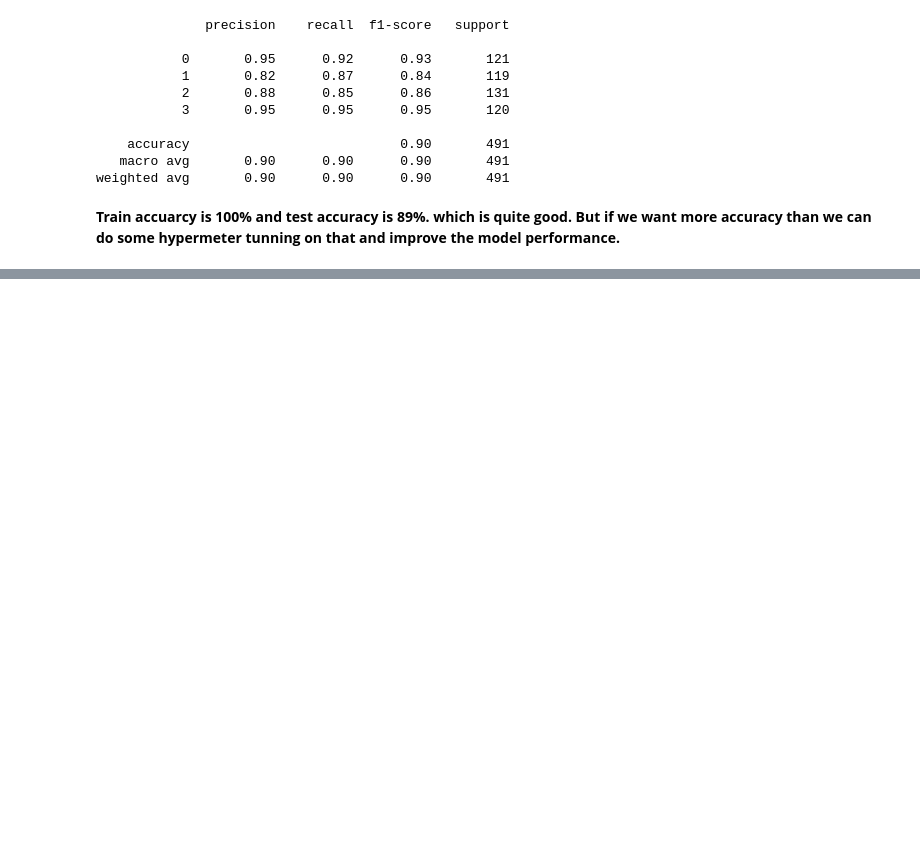
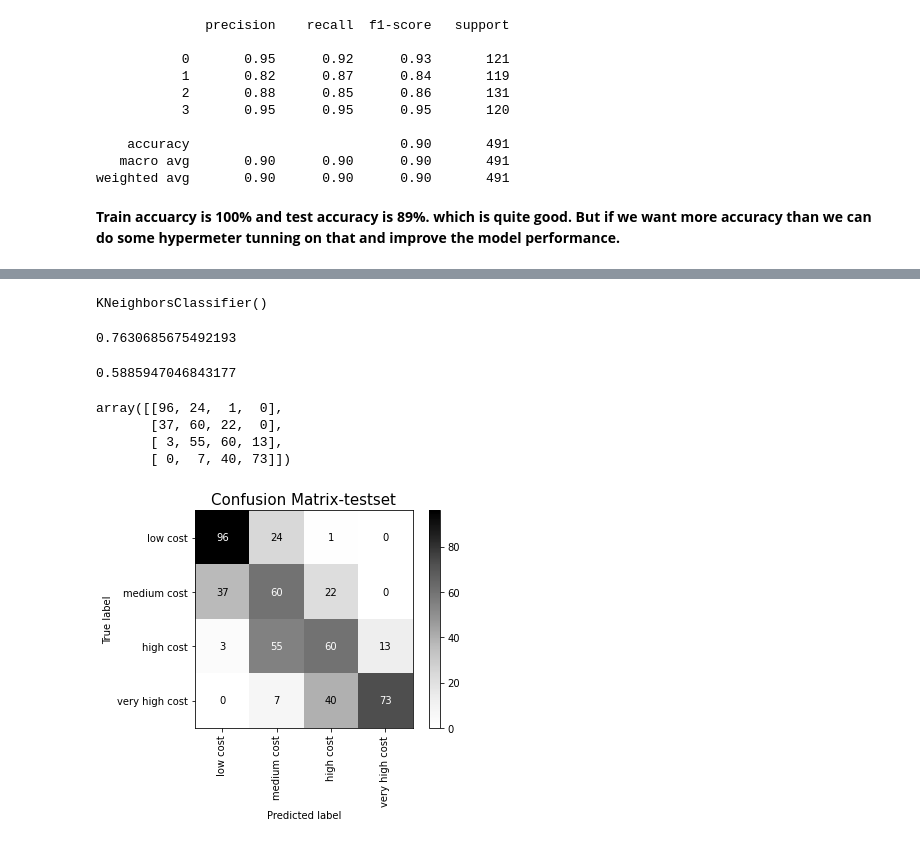
Before and after one commit to spradeepgit/Mobile_Price_Range_Prediction, a Jupyter notebook: Mobile_Price_Range.ipynb, the cells around one changed output, grey strips where cells are left out. Cells and saved outputs as stored; diff of their text form; code cells hidden in the pictures; blank space fills up the shorter version.

```diff
--- a/Mobile_Price_Range.ipynb
+++ b/Mobile_Price_Range.ipynb
@@ -1105,0 +1110,5 @@ weighted avg       0.90      0.90      0.90       491
+# %%
+knn=KNeighborsClassifier()     # creating an object of the classifier
+knn.fit(X_train_scaled,y_train)   #  fitting the data
+# %% [output]
+KNeighborsClassifier()
@@ -1105,0 +1119,27 @@ weighted avg       0.90      0.90      0.90       491
+# %%
+# checking the accuracy score of train set
+accuracy_score(y_train,y_train_pred)
+# %% [output]
+0.7630685675492193
+# %%
+# Checking the accuracy score of test set.
+accuracy_score(y_test,y_pred)
+# %% [output]
+0.5885947046843177
+# %%
+# confusion matrix
+cf_matrix=confusion_matrix(y_test,y_pred)
+cf_matrix
+# %% [output]
+array([[96, 24,  1,  0],
+       [37, 60, 22,  0],
+       [ 3, 55, 60, 13],
+       [ 0,  7, 40, 73]])
+# %%
+# plotting confusion matrix for test set.
+plot_confusion_matrix(knn,X_test_scaled,y_test,cmap='Greys',display_labels=Class_cat,xticks_rotation='vertical')
+plt.grid(False)
+plt.title('Confusion Matrix-testset',fontsize=15)
+plt.show()
+# %% [output]
+[figure, added]
```
Also changed, not shown: parts of 29 cells of this notebook.
